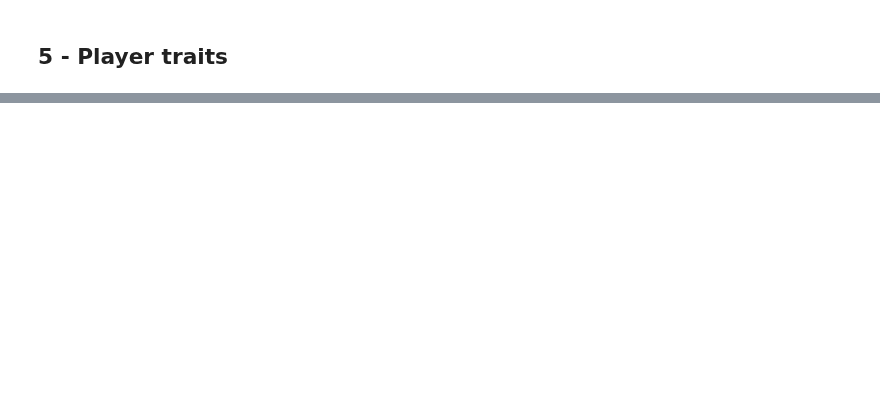
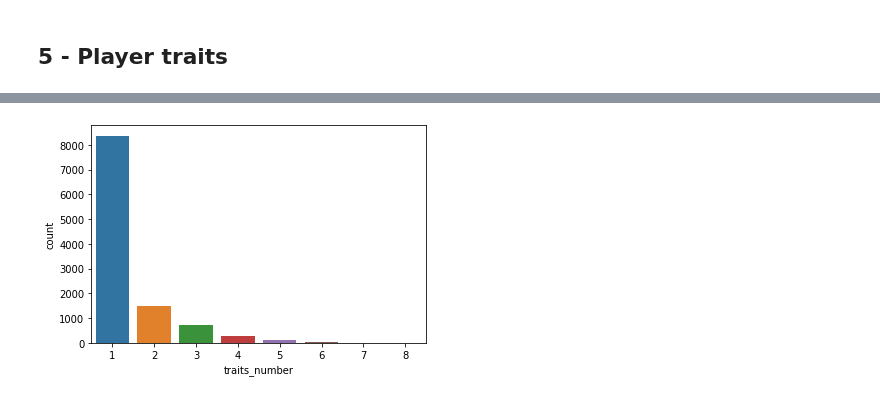
Before and after one commit to fabwerk90/FIFA-20---Market-value-prediction, a Jupyter notebook: f_feature_engineering.ipynb, the cells around one changed output, grey strips where cells are left out. Cells and saved outputs as stored; diff of their text form; code cells hidden in the pictures; blank space fills up the shorter version.

```diff
--- a/f_feature_engineering.ipynb
+++ b/f_feature_engineering.ipynb
@@ -227,0 +279,3 @@ dtype: object
+# %%
+df_fp = df_fp.drop(["international_reputation"],axis=1)
+df_gk = df_gk.drop(["international_reputation"],axis=1)
@@ -227,0 +288,11 @@ dtype: object
+# %%
+df_fp["skill_moves"] = df_fp["skill_moves"].replace(1, "1 Star Moves")
+df_fp["skill_moves"] = df_fp["skill_moves"].replace(2, "2 Star Moves")
+df_fp["skill_moves"] = df_fp["skill_moves"].replace(3, "3 Star Moves")
+df_fp["skill_moves"] = df_fp["skill_moves"].replace(4, "4 Star Moves")
+df_fp["skill_moves"] = df_fp["skill_moves"].replace(5, "5 Star Moves")
+
+# goalkeepers only have 1 star skill_moves
+df_gk = df_gk.drop(["skill_moves"],axis=1)
+
+df_fp.head()
@@ -227,0 +312,14 @@ dtype: object
+# %%
+df_fp["weak_foot"] = df_fp["weak_foot"].replace(1, "1 Star")
+df_fp["weak_foot"] = df_fp["weak_foot"].replace(2, "2 Stars")
+df_fp["weak_foot"] = df_fp["weak_foot"].replace(3, "3 Stars")
+df_fp["weak_foot"] = df_fp["weak_foot"].replace(4, "4 Stars")
+df_fp["weak_foot"] = df_fp["weak_foot"].replace(5, "5 Stars")
+
+df_gk["weak_foot"] = df_gk["weak_foot"].replace(1, "1 Star")
+df_gk["weak_foot"] = df_gk["weak_foot"].replace(2, "2 Stars")
+df_gk["weak_foot"] = df_gk["weak_foot"].replace(3, "3 Stars")
+df_gk["weak_foot"] = df_gk["weak_foot"].replace(4, "4 Stars")
+df_gk["weak_foot"] = df_gk["weak_foot"].replace(5, "5 Stars")
+
+df_fp.head()
@@ -229,0 +348,12 @@ dtype: object
+# %%
+df_fp["player_traits"] = df_fp["player_traits"].fillna("None")
+df_fp["player_traits"] = df_fp["player_traits"].map(lambda x: [i.strip() for i in x.split(",")])
+df_fp["traits_number"] = df_fp["player_traits"].str.len()
+df_fp["traits_number"] = df_fp["traits_number"].astype("object")
+
+df_gk["player_traits"] = df_gk["player_traits"].fillna("None")
+df_gk["player_traits"] = df_gk["player_traits"].map(lambda x: [i.strip() for i in x.split(",")])
+df_gk["traits_number"] = df_gk["player_traits"].str.len()
+df_gk["traits_number"] = df_gk["traits_number"].astype("object")
+
+df_fp.head(5)
@@ -229,0 +367,4 @@ dtype: object
+# %%
+sns.countplot(x="traits_number",data = df_fp);
+# %% [output]
+[figure, added]
```
Also changed, not shown: parts of 35 cells of this notebook.
